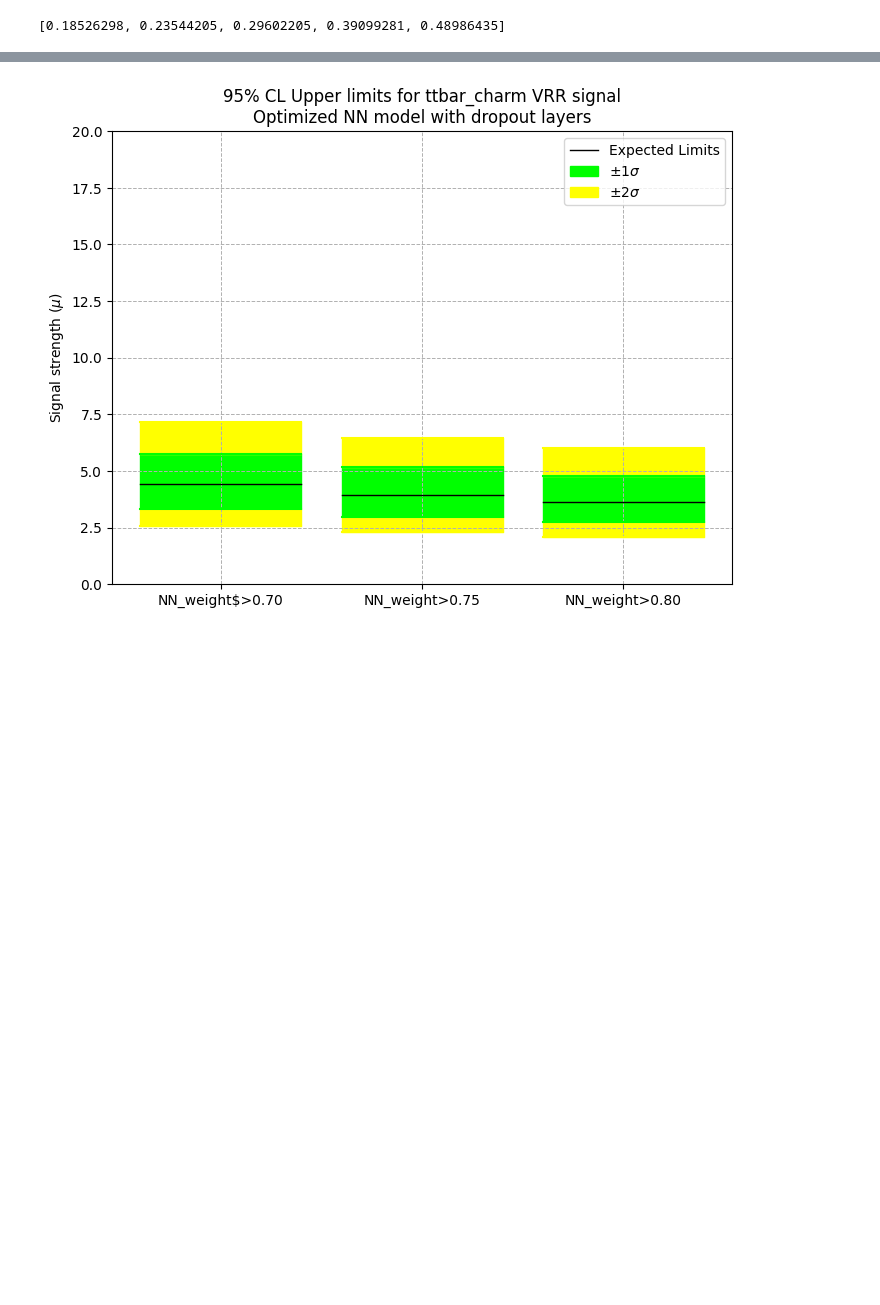
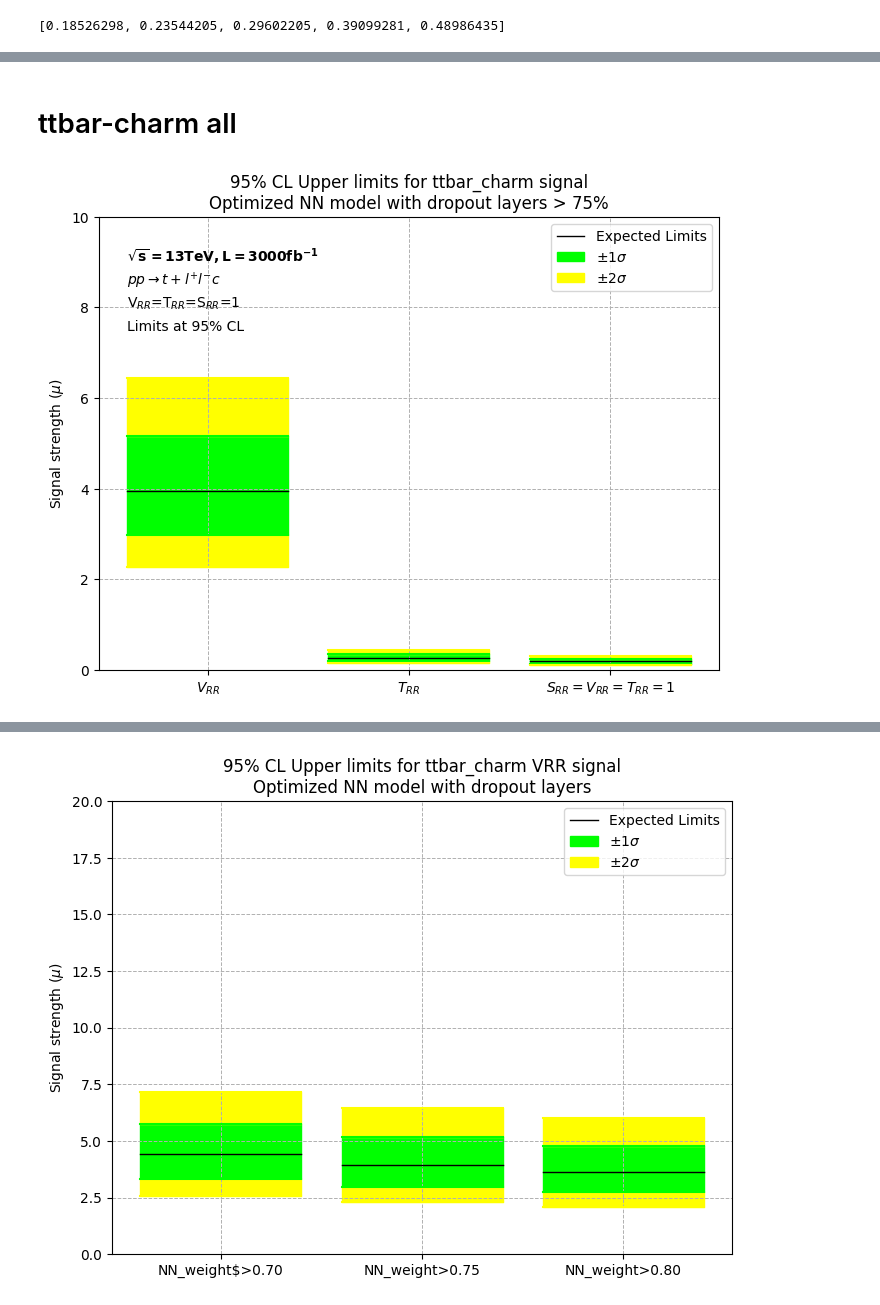
Before and after one commit to mghasemi19/TopFC, a Jupyter notebook: Fit_results/UL_plots.ipynb, the cells around one changed output, grey strips where cells are left out. Drawn from its saved outputs; the diff is of its cells as text; code cells hidden in the pictures; blank space fills up the shorter version.

```diff
--- a/Fit_results/UL_plots.ipynb
+++ b/Fit_results/UL_plots.ipynb
@@ -210,0 +351,9 @@ UL_plots('[array(0.10777805), array(0.1403877), array(0.1854143), array(0.243963
+# %% [markdown]
+# ttbar-charm all
+# %%
+UL_all_plots('[array(2.2816063), array(2.97391385), array(3.94654435), array(5.16698866), array(6.44748672)]',
+         '[array(0.15305498), array(0.20165954), array(0.2634241), array(0.34883998), array(0.42948169)]',
+         '[array(0.10777805), array(0.1403877), array(0.1854143), array(0.24396336), array(0.30539504)]',
+         'ttbar_charm', '$V_{RR}$', '$T_{RR}$', '$S_{RR}=V_{RR}=T_{RR}=1$', 'Optimized NN model with dropout layers > 75%', [0,10])
+# %% [output]
+[figure, added]
```
Also changed, not shown: parts of 12 cells of this notebook.
